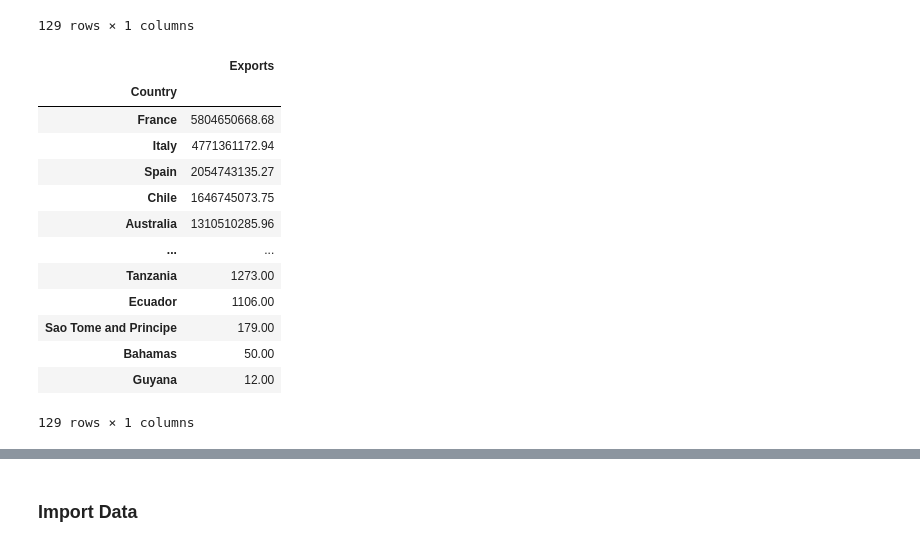
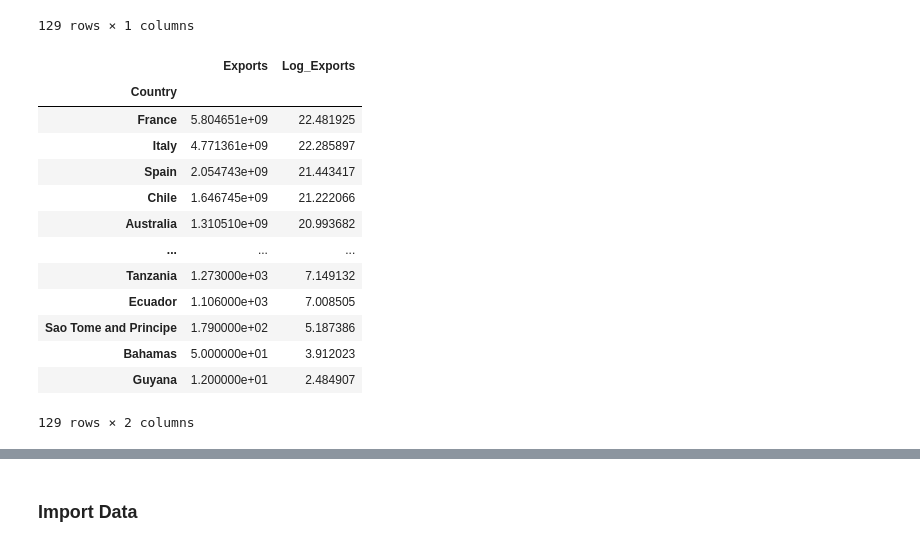
Before and after one commit to SaifeelMomin/PocketSom, a Jupyter notebook: world_wine/wine_regions.ipynb, the cells around one changed output, grey strips where cells are left out. Cells and saved outputs as stored; diff of their text form; code cells hidden in the pictures.

```diff
--- a/world_wine/wine_regions.ipynb
+++ b/world_wine/wine_regions.ipynb
@@ -239,22 +240,24 @@ export_value_df = pd.Series(export_values).str.strip().rename_axis("index").rena
 export_value_df = export_value_df.to_frame()
 # %%
 export_df = pd.merge(export_country_df,export_value_df, on="index").set_index("Country")
+export_df = export_df.astype(float)
+export_df["Log_Exports"] = np.log(export_df["Exports"])
 export_df
 # %% [output]
-|  | Exports |
-| Country |  |
-| France | 5804650668.68 |
-| Italy | 4771361172.94 |
-| Spain | 2054743135.27 |
-| Chile | 1646745073.75 |
-| Australia | 1310510285.96 |
-| ... | ... |
-| Tanzania | 1273.00 |
-| Ecuador | 1106.00 |
-| Sao Tome and Principe | 179.00 |
-| Bahamas | 50.00 |
-| Guyana | 12.00 |
+|  | Exports | Log_Exports |
+| Country |  |  |
+| France | 5.804651e+09 | 22.481925 |
+| Italy | 4.771361e+09 | 22.285897 |
+| Spain | 2.054743e+09 | 21.443417 |
+| Chile | 1.646745e+09 | 21.222066 |
+| Australia | 1.310510e+09 | 20.993682 |
+| ... | ... | ... |
+| Tanzania | 1.273000e+03 | 7.149132 |
+| Ecuador | 1.106000e+03 | 7.008505 |
+| Sao Tome and Principe | 1.790000e+02 | 5.187386 |
+| Bahamas | 5.000000e+01 | 3.912023 |
+| Guyana | 1.200000e+01 | 2.484907 |
-129 rows × 1 columns
+129 rows × 2 columns
 # %%
 world_wine_export = pd.merge(world_wine_vy, export_df, on="Country", how="left")
 world_wine_export
```
Also changed, not shown: parts of 12 cells of this notebook, 5 other files.
